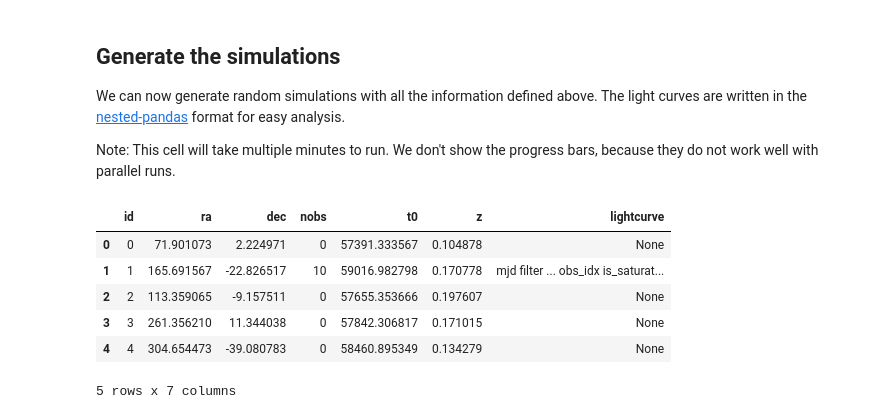
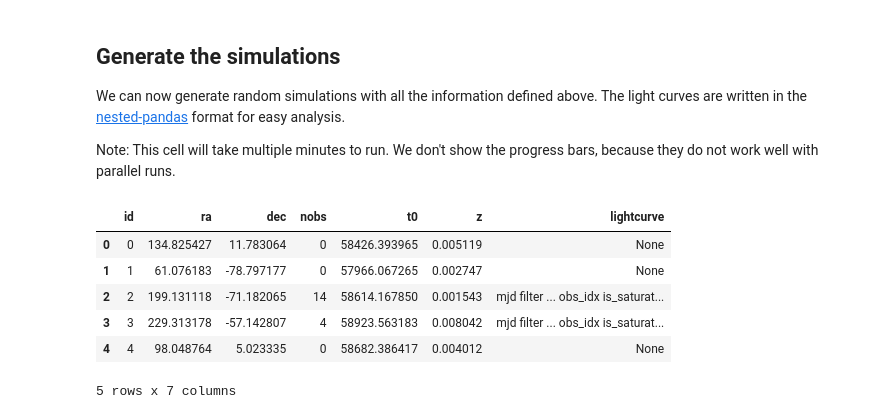
Before and after one commit to lincc-frameworks/lightcurvelynx, a Jupyter notebook: docs/notebooks/pre_executed/skymapper_example.ipynb, the cells around one changed output. Drawn from its saved outputs; the diff is of its cells as text; code cells hidden in the pictures.

```diff
--- a/docs/notebooks/pre_executed/skymapper_example.ipynb
+++ b/docs/notebooks/pre_executed/skymapper_example.ipynb
@@ -100,6 +107,6 @@ We start with "sampler" nodes that specify the distribution from which we would
 # %%
 ra_dec_sampler = ObsTableUniformRADECSampler(ops_data)
-redshift_sampler = NumpyRandomFunc("uniform", low=0.01, high=0.2)
+redshift_sampler = NumpyRandomFunc("uniform", low=0.001, high=0.01)
 # %% [markdown]
 We compute the physical parameters as follows:
 # %%
@@ -151,23 +158,22 @@ Note: This cell will take multiple minutes to run. We don't show the progress ba
 # %%
 lightcurves = simulate_lightcurves(
     source,  # The model we are simulating.
     20,  # The number of simulations to run,
     ops_data,  # The observation table
     pb_group,  # The passband group (which includes the g-band passband we loaded).
     num_jobs=8,  # Use 8 workers to speed up the simulation.
     progress_bar=False,  # Do not show the progress bar (since we are only running in parallel)
-    rest_time_window_offset=(-50, 100),  # Simulate from -50 to +100 days in the rest frame.
+    rest_time_window_offset=(-50, 100),  # Simulate from -50 to +100 days of t0 in the rest frame.
 )
 
-# Drop the parameters column to make the output more concise.
-lightcurves = lightcurves.drop(columns=["params"])
-lightcurves.head()
+# Show the first few entries, dropping the "params" column to make the output more concise.
+lightcurves.drop(columns=["params"]).head()
 # %% [output]
 |  | id | ra | dec | nobs | t0 | z | lightcurve |
-| 0 | 0 | 71.901073 | 2.224971 | 0 | 57391.333567 | 0.104878 | None |
-| 1 | 1 | 165.691567 | -22.826517 | 10 | 59016.982798 | 0.170778 | mjd filter ... obs_idx is_saturat... |
-| 2 | 2 | 113.359065 | -9.157511 | 0 | 57655.353666 | 0.197607 | None |
-| 3 | 3 | 261.356210 | 11.344038 | 0 | 57842.306817 | 0.171015 | None |
-| 4 | 4 | 304.654473 | -39.080783 | 0 | 58460.895349 | 0.134279 | None |
+| 0 | 0 | 134.825427 | 11.783064 | 0 | 58426.393965 | 0.005119 | None |
+| 1 | 1 | 61.076183 | -78.797177 | 0 | 57966.067265 | 0.002747 | None |
+| 2 | 2 | 199.131118 | -71.182065 | 14 | 58614.167850 | 0.001543 | mjd filter ... obs_idx is_saturat... |
+| 3 | 3 | 229.313178 | -57.142807 | 4 | 58923.563183 | 0.008042 | mjd filter ... obs_idx is_saturat... |
+| 4 | 4 | 98.048764 | 5.023335 | 0 | 58682.386417 | 0.004012 | None |
 5 rows x 7 columns
 # %% [markdown]
```
Also changed, not shown: parts of 6 cells of this notebook.
